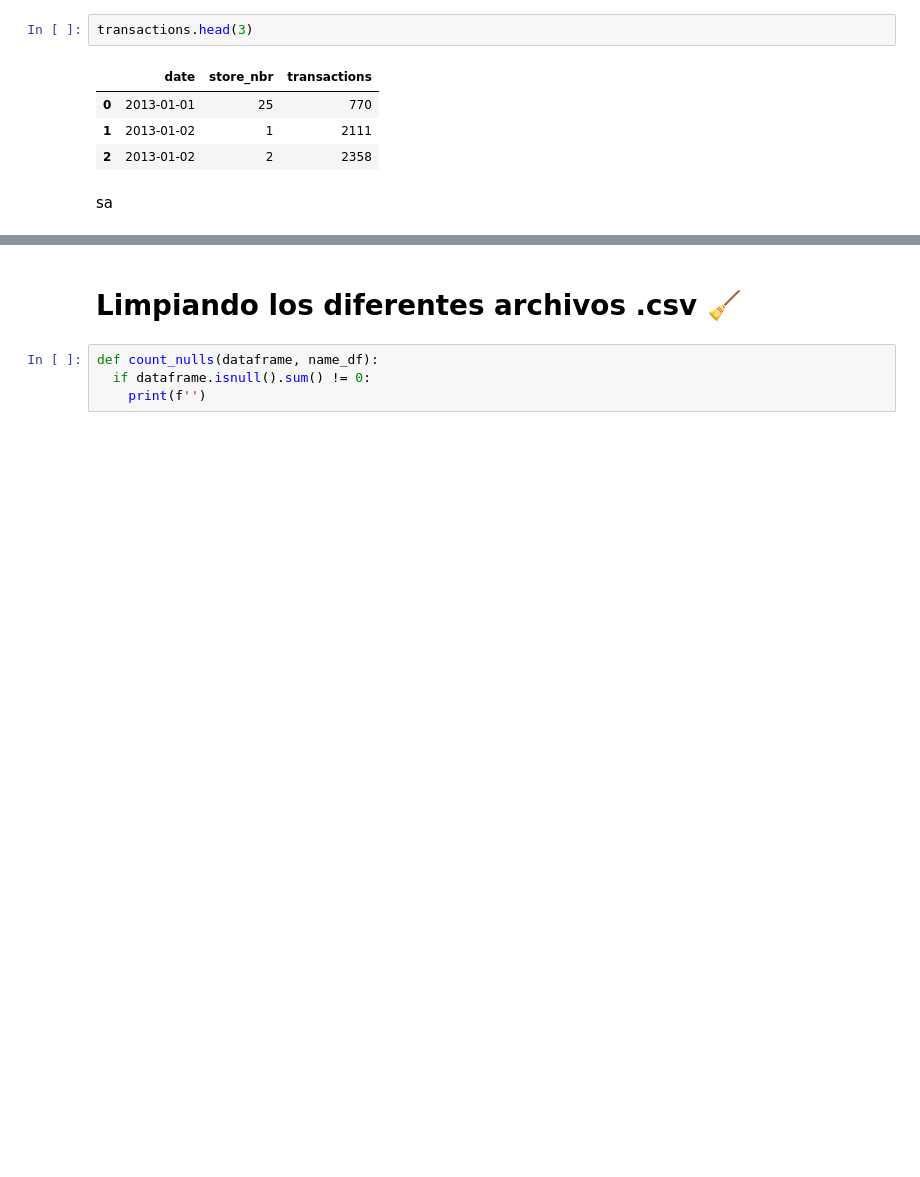
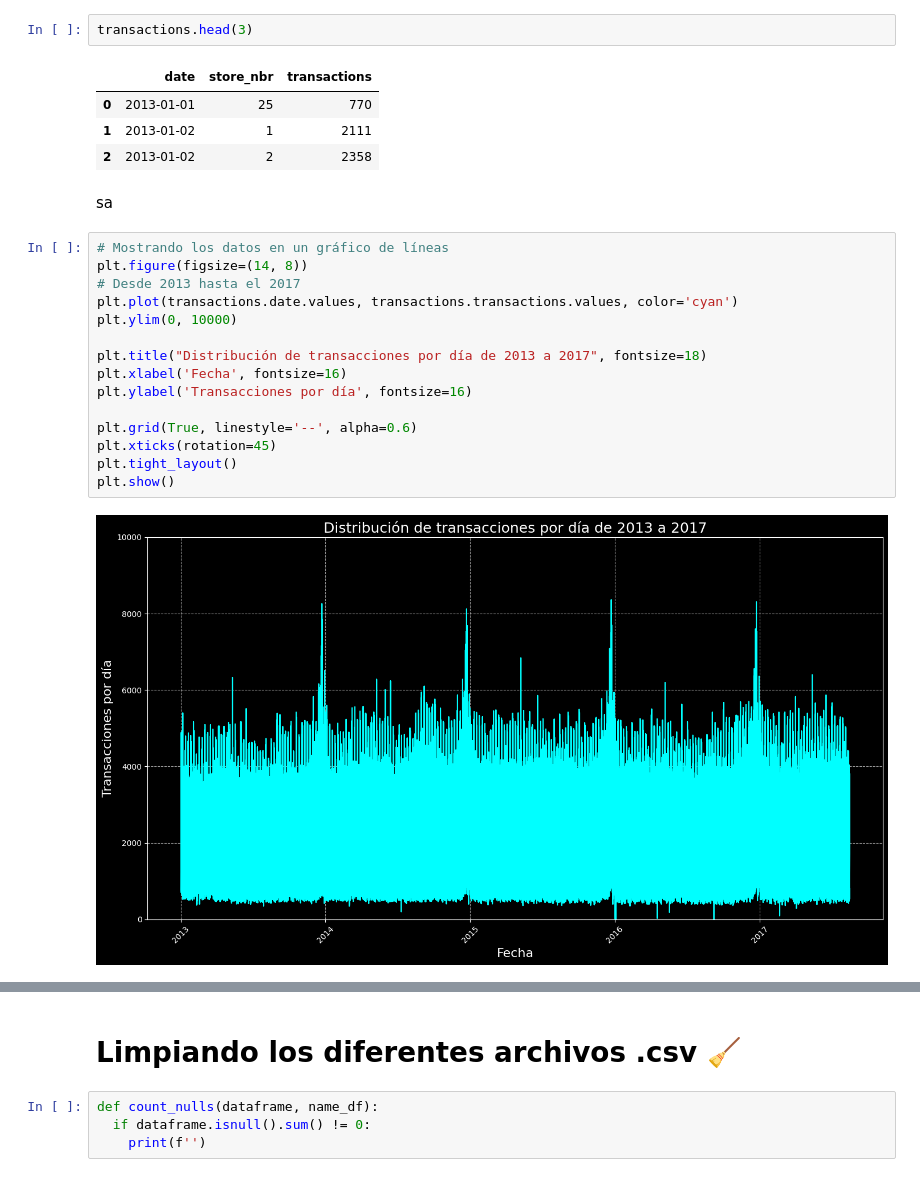
Before and after one commit to C0SS10/AI4ENG, a Jupyter notebook: 01 - Exploracion de datos.ipynb, the cells around one changed output, grey strips where cells are left out. Cells and saved outputs as stored; diff of their text form; blank space fills up the shorter version.

Commit message:
[Add] Exploring transactions dataset

```diff
--- a/01 - Exploracion de datos.ipynb
+++ b/01 - Exploracion de datos.ipynb
@@ -367,3 +366,20 @@ transactions.head(3)
 | 2 | 2013-01-02 | 2 | 2358 |
 # %% [markdown]
 sa
+# %%
+# Mostrando los datos en un gráfico de líneas
+plt.figure(figsize=(14, 8))
+# Desde 2013 hasta el 2017
+plt.plot(transactions.date.values, transactions.transactions.values, color='cyan')
+plt.ylim(0, 10000)
+
+plt.title("Distribución de transacciones por día de 2013 a 2017", fontsize=18)
+plt.xlabel('Fecha', fontsize=16)
+plt.ylabel('Transacciones por día', fontsize=16)
+
+plt.grid(True, linestyle='--', alpha=0.6)
+plt.xticks(rotation=45)
+plt.tight_layout()
+plt.show()
+# %% [output]
+[figure, added]
```
Also changed, not shown: parts of 9 cells of this notebook.
